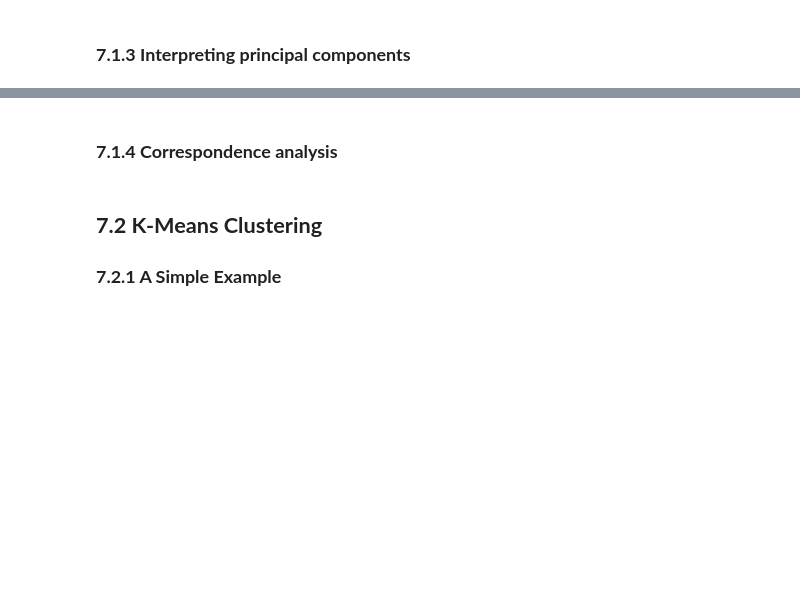
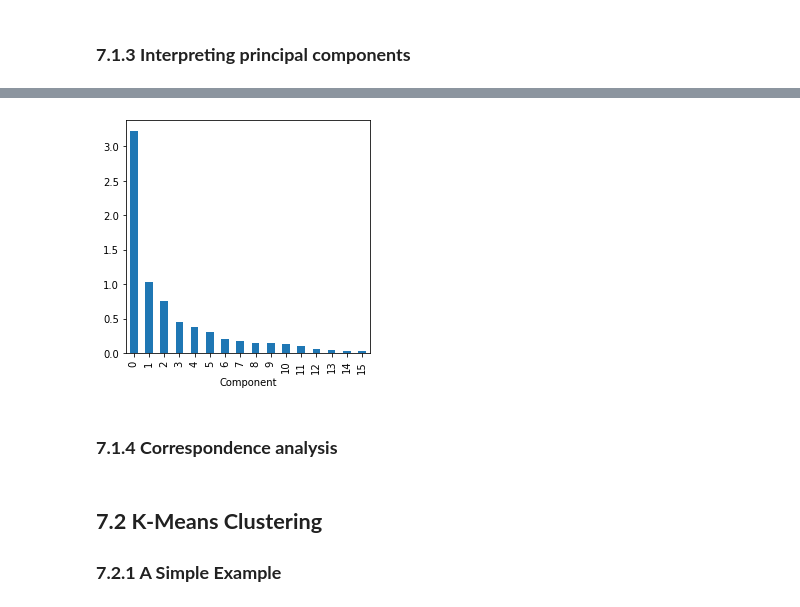
Before and after one commit to young-hwanlee/my-practical-statistics-for-data-scientists, a Jupyter notebook: Chapter_7_Unsupervised_Learning.ipynb, the cells around one changed output, grey strips where cells are left out. Saved outputs shown, nothing was run; the diff lists cells and outputs as text; code cells hidden in the pictures; blank space fills up the shorter version.

```diff
--- a/Chapter_7_Unsupervised_Learning.ipynb
+++ b/Chapter_7_Unsupervised_Learning.ipynb
@@ -133,3 +173,11 @@ plt.show()
+# %%
+ax = explained_variance.plot.bar(legend=False, figsize=(4, 4))
+ax.set_xlabel('Component')
+
+plt.tight_layout()
+plt.show()
+# %% [output]
+[figure, added]
 # %%
 loadings = pd.DataFrame(sp_pca.components_[0:5, :],
                         columns=top_sp.columns)
```
Also changed, not shown: parts of 5 cells of this notebook.
